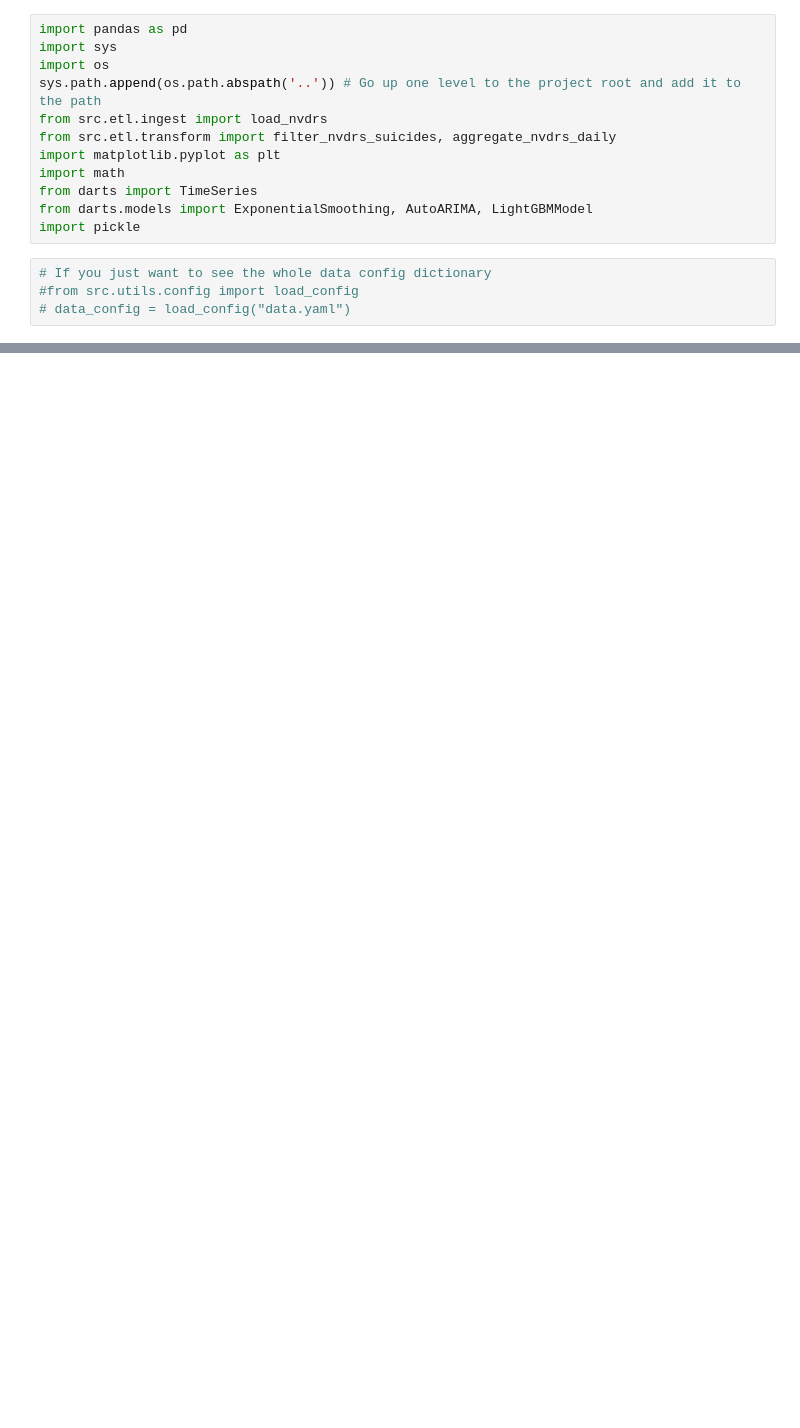
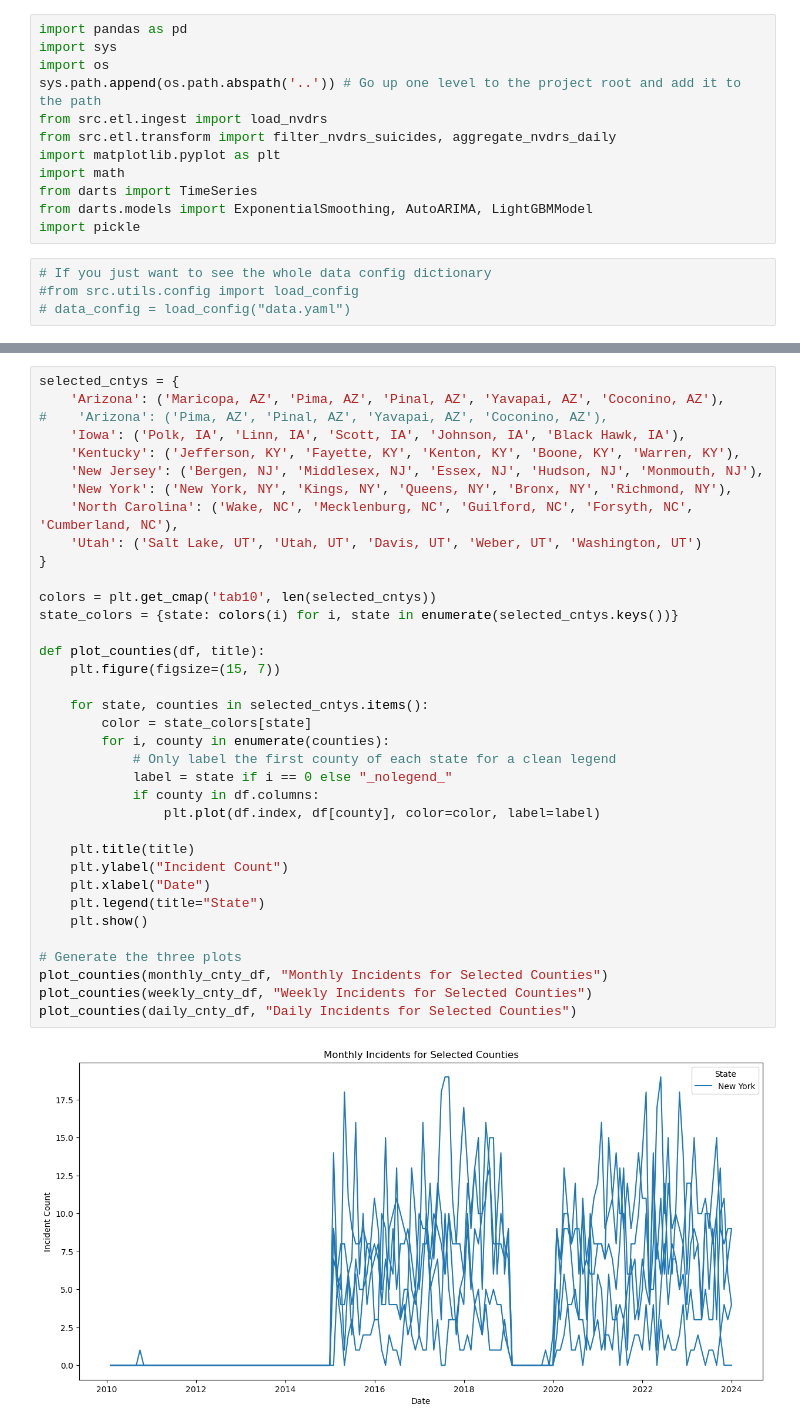
Before and after one commit to MatteoPS/suicide_forecasting, a Jupyter notebook: notebooks/0.1-NVDRS-exploration.ipynb, the cells around one changed output, grey strips where cells are left out. Saved outputs shown, nothing was run; the diff lists cells and outputs as text; blank space fills up the shorter version.

Commit message:
plotting counties

```diff
--- a/notebooks/0.1-NVDRS-exploration.ipynb
+++ b/notebooks/0.1-NVDRS-exploration.ipynb
@@ -85,0 +108,38 @@ plt.show()
+# %%
+selected_cntys = {
+    'Arizona': ('Maricopa, AZ', 'Pima, AZ', 'Pinal, AZ', 'Yavapai, AZ', 'Coconino, AZ'),
+#    'Arizona': ('Pima, AZ', 'Pinal, AZ', 'Yavapai, AZ', 'Coconino, AZ'),
+    'Iowa': ('Polk, IA', 'Linn, IA', 'Scott, IA', 'Johnson, IA', 'Black Hawk, IA'),
+    'Kentucky': ('Jefferson, KY', 'Fayette, KY', 'Kenton, KY', 'Boone, KY', 'Warren, KY'),
+    'New Jersey': ('Bergen, NJ', 'Middlesex, NJ', 'Essex, NJ', 'Hudson, NJ', 'Monmouth, NJ'),
+    'New York': ('New York, NY', 'Kings, NY', 'Queens, NY', 'Bronx, NY', 'Richmond, NY'),
+    'North Carolina': ('Wake, NC', 'Mecklenburg, NC', 'Guilford, NC', 'Forsyth, NC', 'Cumberland, NC'),
+    'Utah': ('Salt Lake, UT', 'Utah, UT', 'Davis, UT', 'Weber, UT', 'Washington, UT')
+}
+
+colors = plt.get_cmap('tab10', len(selected_cntys))
+state_colors = {state: colors(i) for i, state in enumerate(selected_cntys.keys())}
+
+def plot_counties(df, title):
+    plt.figure(figsize=(15, 7))
+
+    for state, counties in selected_cntys.items():
+        color = state_colors[state]
+        for i, county in enumerate(counties):
+            # Only label the first county of each state for a clean legend
+            label = state if i == 0 else "_nolegend_"
+            if county in df.columns:
+                plt.plot(df.index, df[county], color=color, label=label)
+
+    plt.title(title)
+    plt.ylabel("Incident Count")
+    plt.xlabel("Date")
+    plt.legend(title="State")
+    plt.show()
+
+# Generate the three plots
+plot_counties(monthly_cnty_df, "Monthly Incidents for Selected Counties")
+plot_counties(weekly_cnty_df, "Weekly Incidents for Selected Counties")
+plot_counties(daily_cnty_df, "Daily Incidents for Selected Counties")
+# %% [output]
+[figure, added]
```
Also changed, not shown: parts of 4 cells of this notebook.
